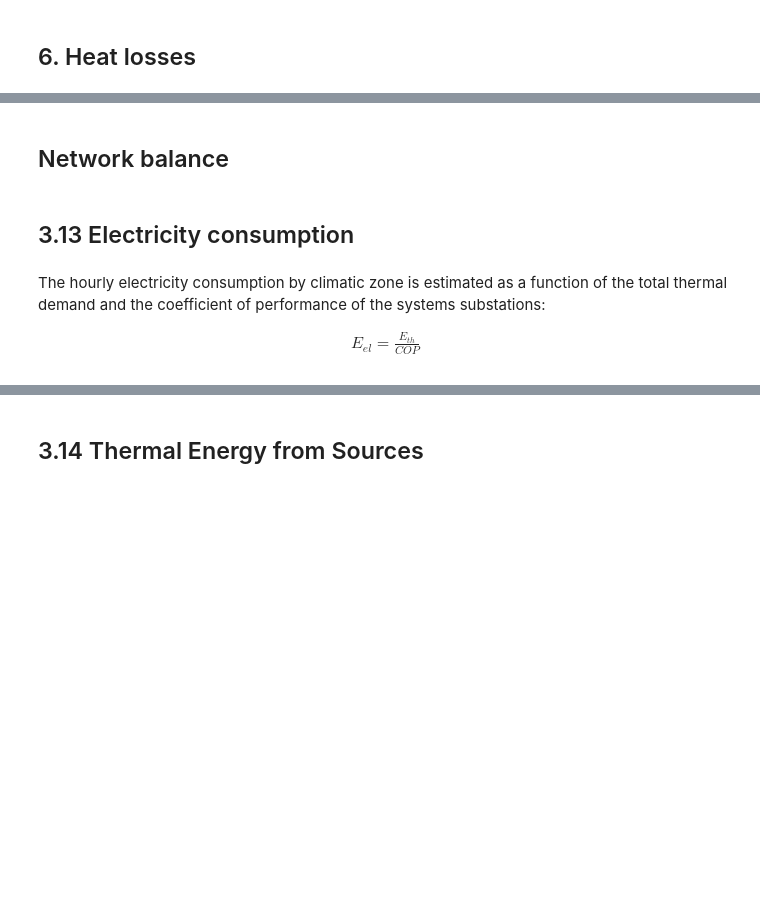
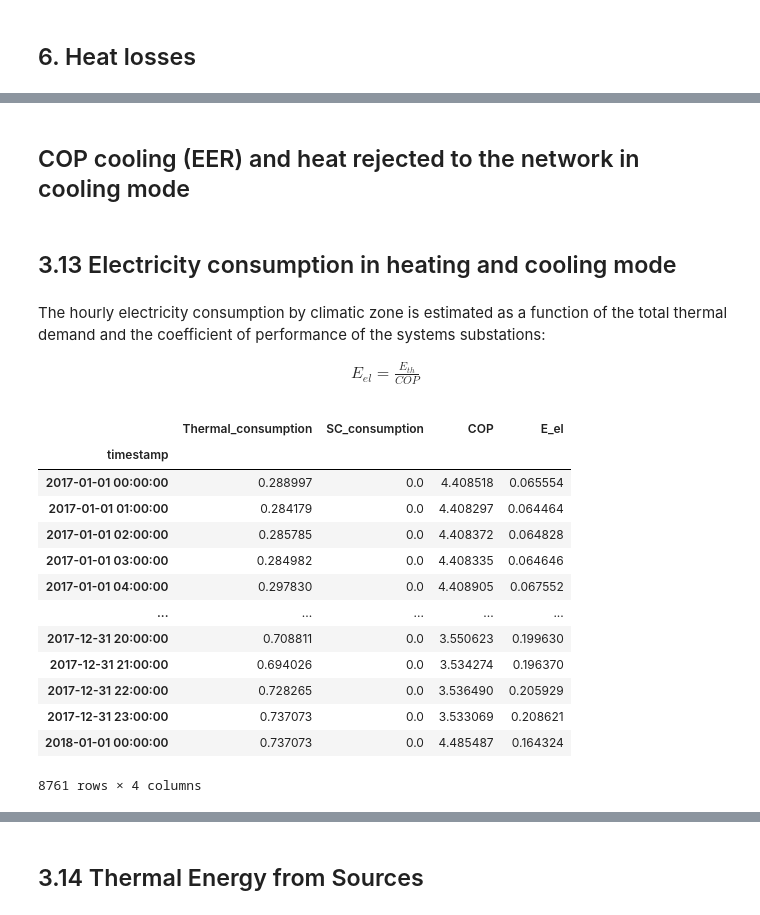
Before and after one commit to fernandobperezm/data-and-results-visualization, a Jupyter notebook: Data Processing.ipynb, the cells around one changed output, grey strips where cells are left out. Drawn from its saved outputs; the diff is of its cells as text; code cells hidden in the pictures; blank space fills up the shorter version.

Commit message:
Calculates electric consumption H&C modes

```diff
--- a/Data Processing.ipynb
+++ b/Data Processing.ipynb
@@ -759,7 +738,7 @@ dataset
-# %% [markdown]
-## Network balance
+# %% [markdown]
+## COP cooling (EER) and heat rejected to the network in cooling mode
 # %% [markdown]
-## 3.13 Electricity consumption
+## 3.13 Electricity consumption in heating and cooling mode
 # %% [markdown]
 The hourly electricity consumption by climatic zone is estimated as a function of the total thermal demand and the coefficient of performance of the systems substations:
 
@@ -767,4 +746,20 @@ The hourly electricity consumption by climatic zone is estimated as a function o
 E_{el} = \frac{E_{th}}{COP}
 \end{align*}
 # %%
-dataset['E_el'] = dataset['Thermal_consumption'] / dataset['COP']
+dataset['E_el'] = dataset['Thermal_consumption'] / dataset['COP'] + dataset['SC_consumption'] /dataset['COP']
+dataset[['Thermal_consumption','SC_consumption','COP','E_el']]
+# %% [output]
+|  | Thermal_consumption | SC_consumption | COP | E_el |
+| timestamp |  |  |  |  |
+| 2017-01-01 00:00:00 | 0.288997 | 0.0 | 4.408518 | 0.065554 |
+| 2017-01-01 01:00:00 | 0.284179 | 0.0 | 4.408297 | 0.064464 |
+| 2017-01-01 02:00:00 | 0.285785 | 0.0 | 4.408372 | 0.064828 |
+| 2017-01-01 03:00:00 | 0.284982 | 0.0 | 4.408335 | 0.064646 |
+| 2017-01-01 04:00:00 | 0.297830 | 0.0 | 4.408905 | 0.067552 |
+| ... | ... | ... | ... | ... |
+| 2017-12-31 20:00:00 | 0.708811 | 0.0 | 3.550623 | 0.199630 |
+| 2017-12-31 21:00:00 | 0.694026 | 0.0 | 3.534274 | 0.196370 |
+| 2017-12-31 22:00:00 | 0.728265 | 0.0 | 3.536490 | 0.205929 |
+| 2017-12-31 23:00:00 | 0.737073 | 0.0 | 3.533069 | 0.208621 |
+| 2018-01-01 00:00:00 | 0.737073 | 0.0 | 4.485487 | 0.164324 |
+8761 rows × 4 columns
```
Also changed, not shown: parts of 9 cells of this notebook.
